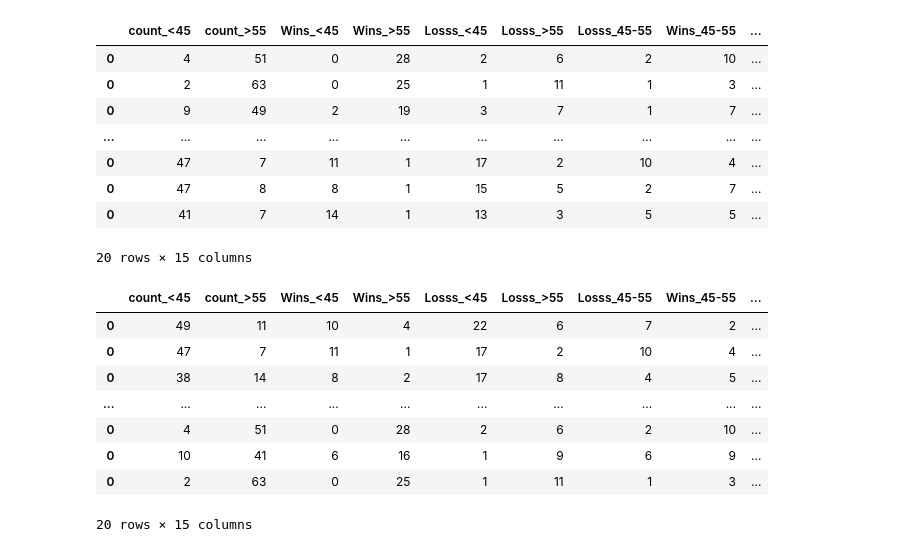
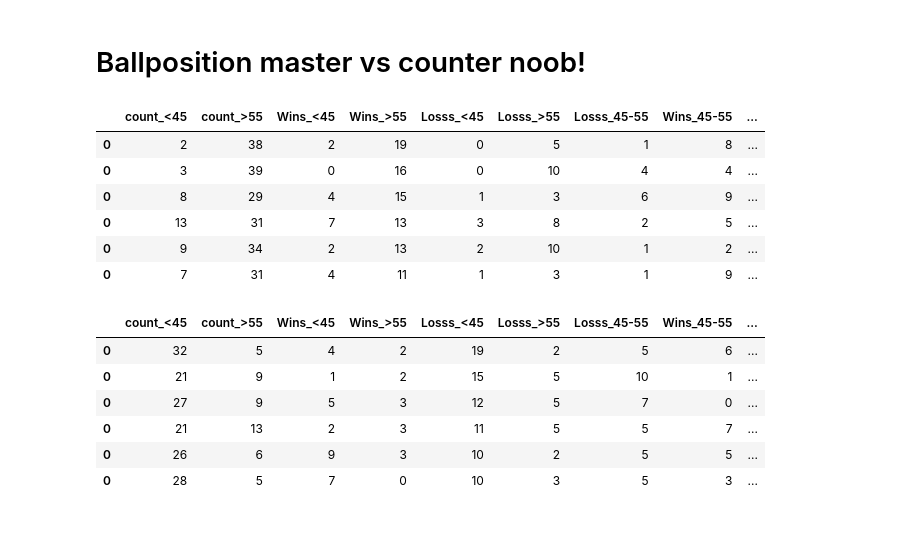
Before and after one commit to mgebele/football_stats, a Jupyter notebook: football_live.ipynb, the cells around one changed output. Saved outputs shown, nothing was run; the diff lists cells and outputs as text; code cells hidden in the pictures.

```diff
--- a/football_live.ipynb
+++ b/football_live.ipynb
@@ -90,9 +84,9 @@ cleaned_names_saissons
  'Premier-League 2122',
  'Serie-A 2122']
 # %%
-odds_league = "esp2021"
+odds_league = "fra2021"
 global saison
-saison = cleaned_names_saissons[5]
+saison = cleaned_names_saissons[1]
 # %%
 print(saison)
 
@@ -858,24 +848,22 @@ df_team_agg_playstyle_all.sort_values("Losss_<45", ascending=False).head(3)["Tea
+# %% [markdown]
+# Ballposition master vs counter noob!
 # %%
-df_team_agg_playstyle_all.sort_values("Wins_>55", ascending=False)
+df_team_agg_playstyle_all.sort_values("Wins_>55", ascending=False).head(6)
 # %% [output]
 |  | count_<45 | count_>55 | Wins_<45 | Wins_>55 | Losss_<45 | Losss_>55 | Losss_45-55 | Wins_45-55 | ... |
-| 0 | 4 | 51 | 0 | 28 | 2 | 6 | 2 | 10 | ... |
-| 0 | 2 | 63 | 0 | 25 | 1 | 11 | 1 | 3 | ... |
-| 0 | 9 | 49 | 2 | 19 | 3 | 7 | 1 | 7 | ... |
-| ... | ... | ... | ... | ... | ... | ... | ... | ... | ... |
-| 0 | 47 | 7 | 11 | 1 | 17 | 2 | 10 | 4 | ... |
-| 0 | 47 | 8 | 8 | 1 | 15 | 5 | 2 | 7 | ... |
-| 0 | 41 | 7 | 14 | 1 | 13 | 3 | 5 | 5 | ... |
+| 0 | 2 | 38 | 2 | 19 | 0 | 5 | 1 | 8 | ... |
+| 0 | 3 | 39 | 0 | 16 | 0 | 10 | 4 | 4 | ... |
+| 0 | 8 | 29 | 4 | 15 | 1 | 3 | 6 | 9 | ... |
+| 0 | 13 | 31 | 7 | 13 | 3 | 8 | 2 | 5 | ... |
+| 0 | 9 | 34 | 2 | 13 | 2 | 10 | 1 | 2 | ... |
+| 0 | 7 | 31 | 4 | 11 | 1 | 3 | 1 | 9 | ... |
-20 rows × 15 columns
 # %%
-df_team_agg_playstyle_all.sort_values("Losss_<45", ascending=False)
+df_team_agg_playstyle_all.sort_values("Losss_<45", ascending=False).head(6)
 # %% [output]
 |  | count_<45 | count_>55 | Wins_<45 | Wins_>55 | Losss_<45 | Losss_>55 | Losss_45-55 | Wins_45-55 | ... |
-| 0 | 49 | 11 | 10 | 4 | 22 | 6 | 7 | 2 | ... |
-| 0 | 47 | 7 | 11 | 1 | 17 | 2 | 10 | 4 | ... |
-| 0 | 38 | 14 | 8 | 2 | 17 | 8 | 4 | 5 | ... |
-| ... | ... | ... | ... | ... | ... | ... | ... | ... | ... |
-| 0 | 4 | 51 | 0 | 28 | 2 | 6 | 2 | 10 | ... |
-| 0 | 10 | 41 | 6 | 16 | 1 | 9 | 6 | 9 | ... |
-| 0 | 2 | 63 | 0 | 25 | 1 | 11 | 1 | 3 | ... |
+| 0 | 32 | 5 | 4 | 2 | 19 | 2 | 5 | 6 | ... |
+| 0 | 21 | 9 | 1 | 2 | 15 | 5 | 10 | 1 | ... |
+| 0 | 27 | 9 | 5 | 3 | 12 | 5 | 7 | 0 | ... |
+| 0 | 21 | 13 | 2 | 3 | 11 | 5 | 5 | 7 | ... |
+| 0 | 26 | 6 | 9 | 3 | 10 | 2 | 5 | 5 | ... |
+| 0 | 28 | 5 | 7 | 0 | 10 | 3 | 5 | 3 | ... |
-20 rows × 15 columns
```
Also changed, not shown: parts of 14 cells of this notebook, 1 other file.
